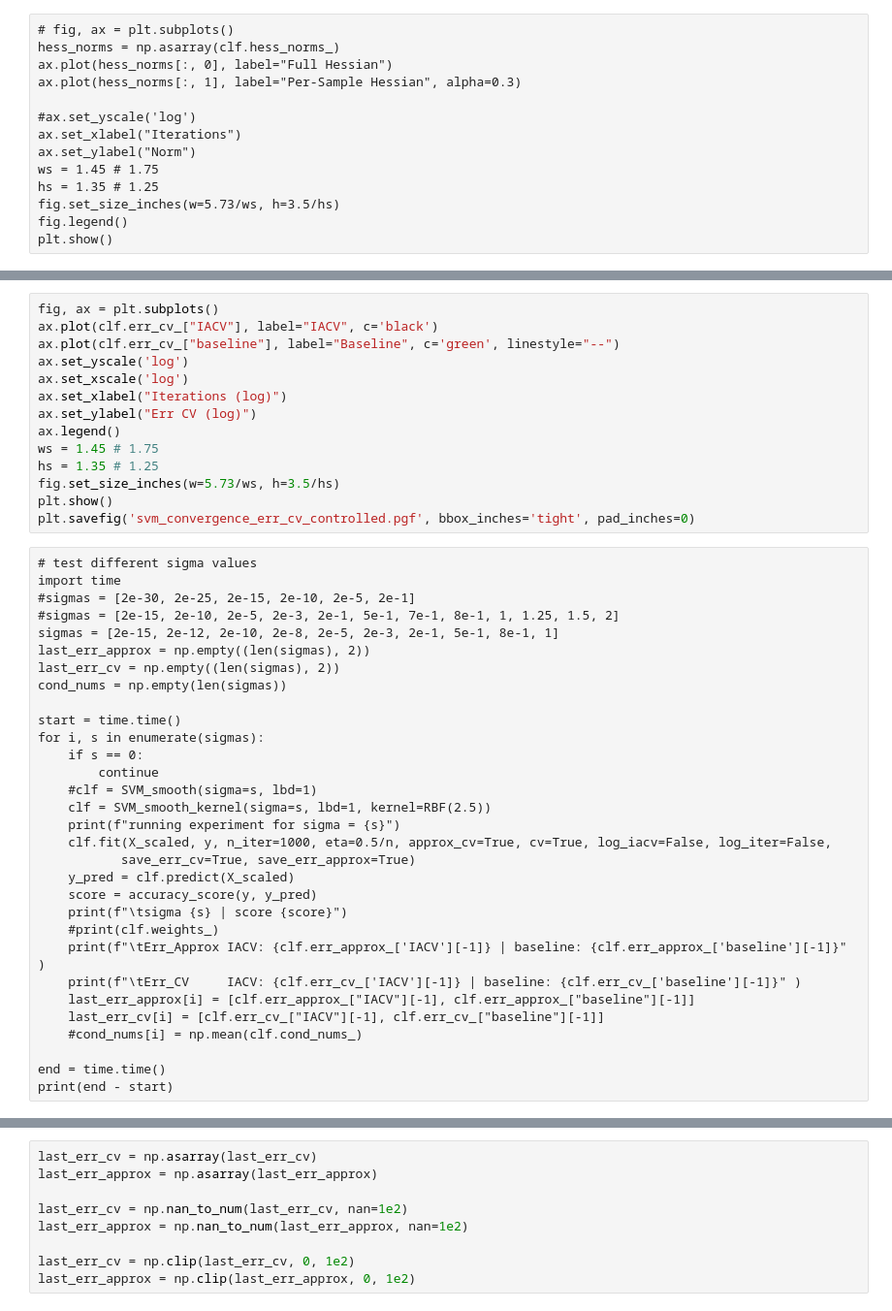
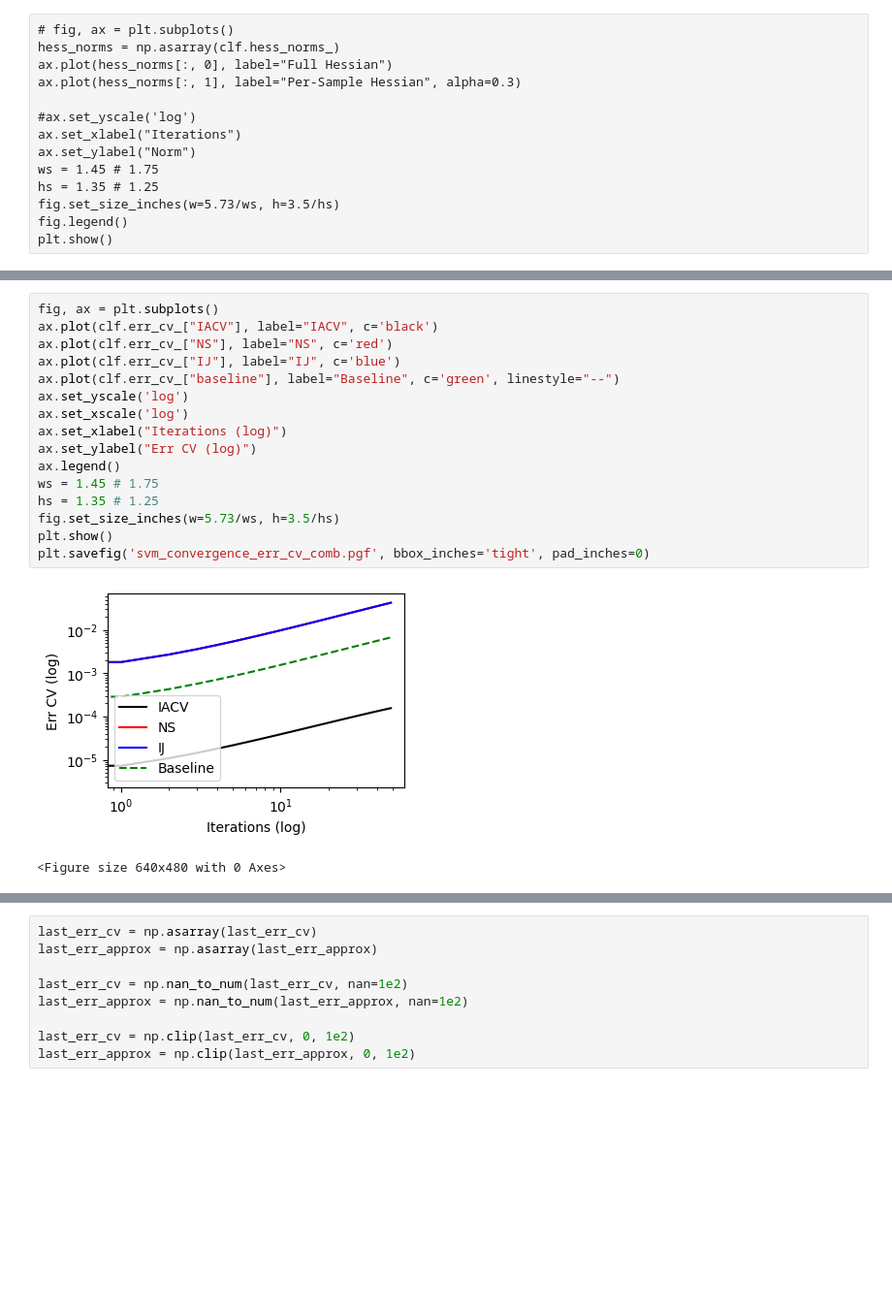
Before and after one commit to nerrma/thesis, a Jupyter notebook: svm/SVMtesting.ipynb, the cells around one changed output, grey strips where cells are left out. Shown at 97% size. Cells and saved outputs as stored; diff of their text form; blank space fills up the shorter version.

Commit message:
update gitignore, more experiments

```diff
--- a/svm/SVMtesting.ipynb
+++ b/svm/SVMtesting.ipynb
@@ -240,45 +243,19 @@ plt.savefig('svm_convergence_err_approx_controlled.pgf', bbox_inches='tight', pa
 # %%
 fig, ax = plt.subplots()
 ax.plot(clf.err_cv_["IACV"], label="IACV", c='black')
+ax.plot(clf.err_cv_["NS"], label="NS", c='red')
+ax.plot(clf.err_cv_["IJ"], label="IJ", c='blue')
 ax.plot(clf.err_cv_["baseline"], label="Baseline", c='green', linestyle="--")
 ax.set_yscale('log')
 ax.set_xscale('log')
 ax.set_xlabel("Iterations (log)")
 ax.set_ylabel("Err CV (log)")
 ax.legend()
 ws = 1.45 # 1.75
 hs = 1.35 # 1.25
 fig.set_size_inches(w=5.73/ws, h=3.5/hs)
 plt.show()
-plt.savefig('svm_convergence_err_cv_controlled.pgf', bbox_inches='tight', pad_inches=0)
+plt.savefig('svm_convergence_err_cv_comb.pgf', bbox_inches='tight', pad_inches=0)
+# %% [output]
+[figure, added]
+<Figure size 640x480 with 0 Axes>
-# %% [raw]
-# test different sigma values
-import time
-#sigmas = [2e-30, 2e-25, 2e-15, 2e-10, 2e-5, 2e-1]
-#sigmas = [2e-15, 2e-10, 2e-5, 2e-3, 2e-1, 5e-1, 7e-1, 8e-1, 1, 1.25, 1.5, 2]
-sigmas = [2e-15, 2e-12, 2e-10, 2e-8, 2e-5, 2e-3, 2e-1, 5e-1, 8e-1, 1]
-last_err_approx = np.empty((len(sigmas), 2))
-last_err_cv = np.empty((len(sigmas), 2))
-cond_nums = np.empty(len(sigmas))
-
-start = time.time()
-for i, s in enumerate(sigmas):
-    if s == 0:
-        continue
-    #clf = SVM_smooth(sigma=s, lbd=1)
-    clf = SVM_smooth_kernel(sigma=s, lbd=1, kernel=RBF(2.5))
-    print(f"running experiment for sigma = {s}")
-    clf.fit(X_scaled, y, n_iter=1000, eta=0.5/n, approx_cv=True, cv=True, log_iacv=False, log_iter=False,
-           save_err_cv=True, save_err_approx=True)
-    y_pred = clf.predict(X_scaled)
-    score = accuracy_score(y, y_pred)
-    print(f"\tsigma {s} | score {score}")
-    #print(clf.weights_)
-    print(f"\tErr_Approx IACV: {clf.err_approx_['IACV'][-1]} | baseline: {clf.err_approx_['baseline'][-1]}" )
-    print(f"\tErr_CV     IACV: {clf.err_cv_['IACV'][-1]} | baseline: {clf.err_cv_['baseline'][-1]}" )
-    last_err_approx[i] = [clf.err_approx_["IACV"][-1], clf.err_approx_["baseline"][-1]]
-    last_err_cv[i] = [clf.err_cv_["IACV"][-1], clf.err_cv_["baseline"][-1]]
-    #cond_nums[i] = np.mean(clf.cond_nums_)
-
-end = time.time()
-print(end - start)
```
Also changed, not shown: parts of 19 cells of this notebook, 4 other files.
